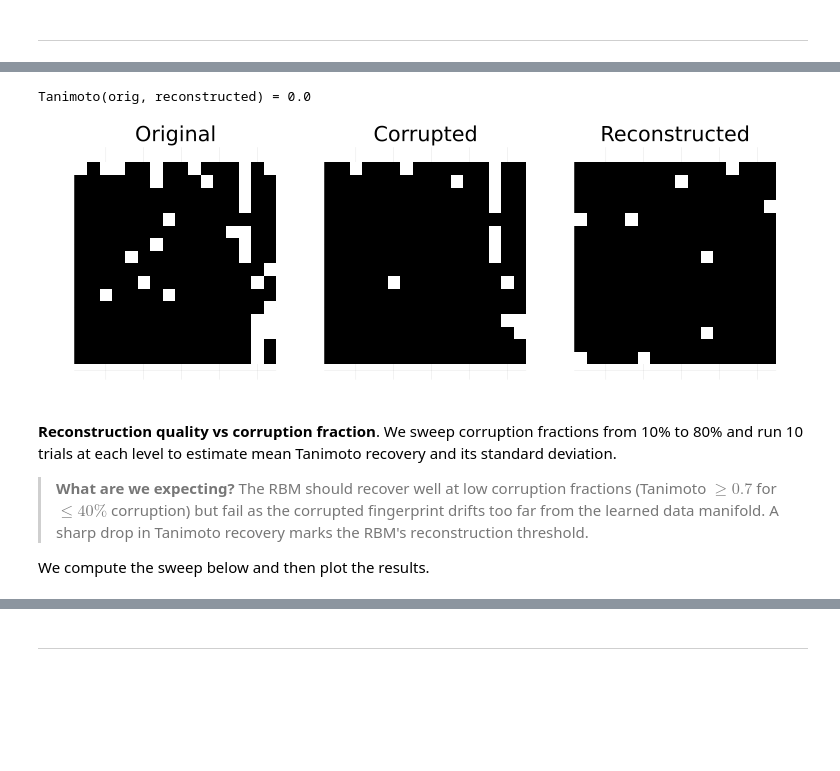
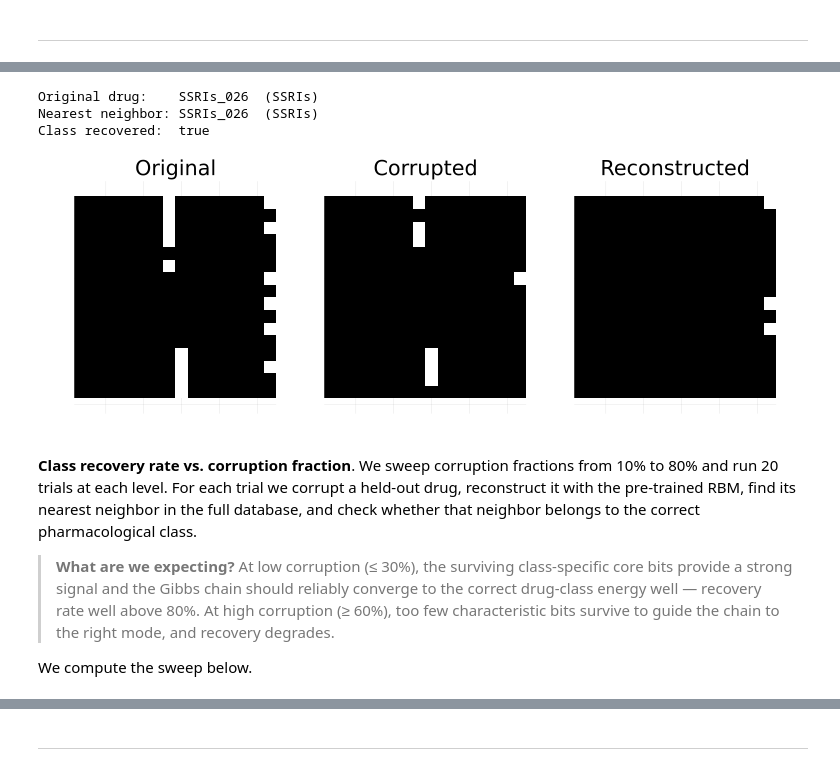
Before and after one commit to varnerlab/PS4-CHEME-5820-S2025, a Jupyter notebook: PS4-CHEME-5820-Solution-RBM-Fingerprints-S2025.ipynb, the cells around one changed output, grey strips where cells are left out. Drawn from its saved outputs; the diff is of its cells as text; code cells hidden in the pictures; blank space fills up the shorter version.

```diff
--- a/PS4-CHEME-5820-Solution-RBM-Fingerprints-S2025.ipynb
+++ b/PS4-CHEME-5820-Solution-RBM-Fingerprints-S2025.ipynb
@@ -37,9 +40,13 @@ n_sample  = 100;      # drugs to include in Tanimoto search
 # Part 2: small RBM training
 n_train    = 500;     # training set size
 n_hidden   = 64;      # hidden units for small RBM
-η          = 0.01;    # learning rate
-β          = 1.0;     # inverse temperature
-n_epochs   = 100;     # training epochs
+η          = 0.005;   # learning rate
+β          = 1.0;     # training inverse temperature (keep near 1 for stable CD-k gradients)
+β_reconstruct = 2.0;  # inference β for reconstruction and generation
+                      #   β shapes the energy landscape during training; β_reconstruct
+                      #   sharpens the Gibbs chain at inference so it converges to modes
+                      #   decisively rather than drifting.  Use β_reconstruct ≥ β.
+n_epochs   = 1000;    # training epochs
 batch_size = 32;      # mini-batch size
 
 # Part 3: reconstruction
@@ -381,32 +465,46 @@ We run the reconstruction and display the original, corrupted, and reconstructed
 # %%
 let
 
-    # initialize -
-    (V_rec, _) = VLDataScienceMachineLearningPackage.sample(rbm_pretrained, fp_corr_pm1; T = n_gibbs, β = 1.0)
+    # reconstruct -
+    (V_rec, _) = VLDataScienceMachineLearningPackage.sample(rbm_pretrained, fp_corr_pm1; T = n_gibbs, β = β_reconstruct)
     fp_rec_pm1 = V_rec[:, end]
     fp_rec_01  = Float32.((fp_rec_pm1 .+ 1) ./ 2)
 
-    sim_rec = tanimoto(fp_orig_01, fp_rec_01)
-    println("Tanimoto(orig, reconstructed) = $(round(sim_rec, digits=4))")
+    # find nearest neighbor in database -
+    best_sim, best_idx = -Inf, 0
+    for j in 1:N_drugs
+        s = tanimoto(fp_rec_01, fingerprints[:, j])
+        if s > best_sim
+            best_sim, best_idx = s, j
+        end
+    end
+
+    orig_class = metadata.drug_class[test_drug_idx]
+    nn_class   = metadata.drug_class[best_idx]
+    println("Original drug:    $(drug_names[test_drug_idx])  ($(orig_class))")
+    println("Nearest neighbor: $(drug_names[best_idx])  ($(nn_class))")
+    println("Class recovered:  $(orig_class == nn_class)")
 
     p1 = heatmap(reshape(fp_orig_01, n_bits_rows, n_bits_cols),
                  title="Original",      colorbar=false, color=:greys,
                  aspect_ratio=1, xaxis=false, yaxis=false)
     p2 = heatmap(reshape(fp_corr_01, n_bits_rows, n_bits_cols),
                  title="Corrupted",     colorbar=false, color=:greys,
                  aspect_ratio=1, xaxis=false, yaxis=false)
     p3 = heatmap(reshape(fp_rec_01, n_bits_rows, n_bits_cols),
                  title="Reconstructed", colorbar=false, color=:greys,
                  aspect_ratio=1, xaxis=false, yaxis=false)
     plot(p1, p2, p3, layout=(1, 3), size=(750, 280))
 end
 # %% [output]
-Tanimoto(orig, reconstructed) = 0.0
+Original drug:    SSRIs_026  (SSRIs)
+Nearest neighbor: SSRIs_026  (SSRIs)
+Class recovered:  true
-[figure, old version]
+[figure, new version]
-# %% [markdown]
-__Reconstruction quality vs corruption fraction__. We sweep corruption fractions from 10% to 80% and run 10 trials at each level to estimate mean Tanimoto recovery and its standard deviation.
-
-> __What are we expecting?__ The RBM should recover well at low corruption fractions (Tanimoto $\geq 0.7$ for $\leq 40\%$ corruption) but fail as the corrupted fingerprint drifts too far from the learned data manifold. A sharp drop in Tanimoto recovery marks the RBM's reconstruction threshold.
-
-We compute the sweep below and then plot the results.
+# %% [markdown]
+__Class recovery rate vs. corruption fraction__. We sweep corruption fractions from 10% to 80% and run 20 trials at each level. For each trial we corrupt a held-out drug, reconstruct it with the pre-trained RBM, find its nearest neighbor in the full database, and check whether that neighbor belongs to the correct pharmacological class.
+
+> __What are we expecting?__ At low corruption (≤ 30%), the surviving class-specific core bits provide a strong signal and the Gibbs chain should reliably converge to the correct drug-class energy well — recovery rate well above 80%. At high corruption (≥ 60%), too few characteristic bits survive to guide the chain to the right mode, and recovery degrades.
+
+We compute the sweep below.
 # %%
```
Also changed, not shown: parts of 65 cells of this notebook, 7 other files.
